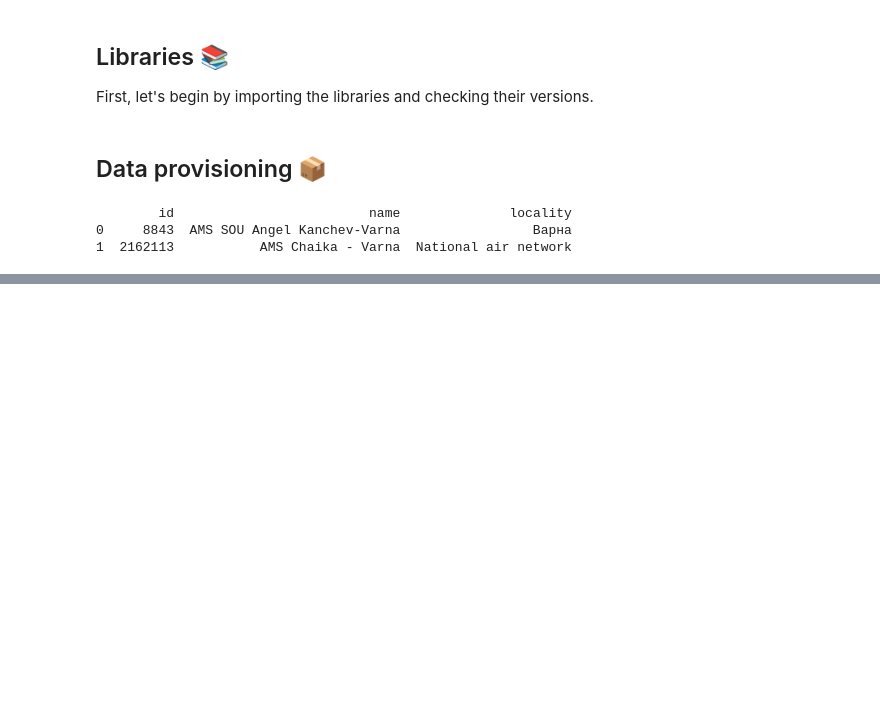
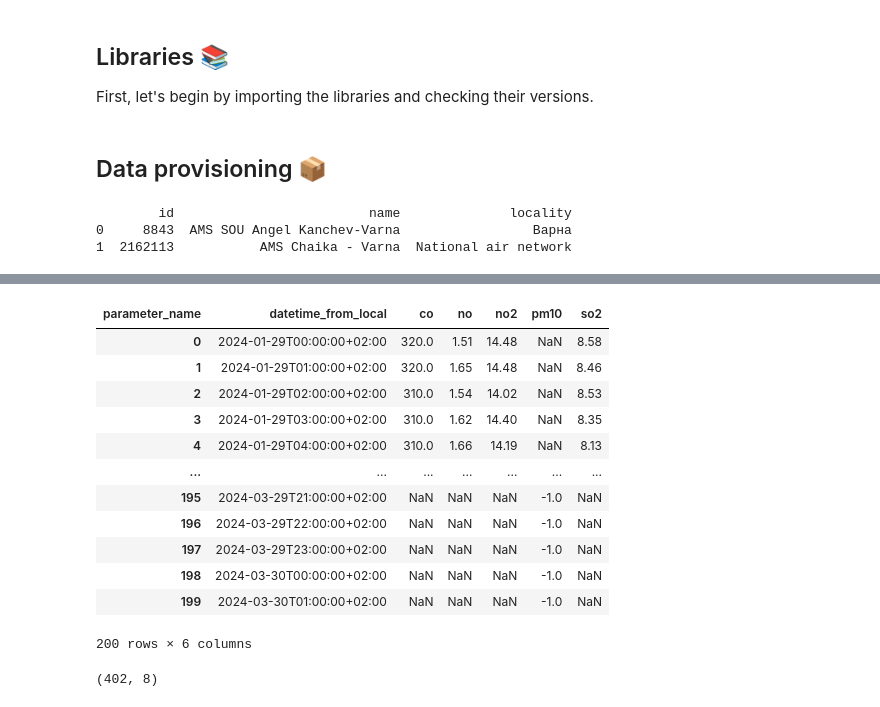
Before and after one commit to ivetkalchev/VarnaAir, a Jupyter notebook: varnaair.ipynb, the cells around one changed output, grey strips where cells are left out. Saved outputs shown, nothing was run; the diff lists cells and outputs as text; code cells hidden in the pictures; blank space fills up the shorter version.

```diff
--- a/varnaair.ipynb
+++ b/varnaair.ipynb
@@ -117,0 +217,22 @@ combined_df
+# %%
+pivot_df2 = combined_df2.pivot_table(
+    index='datetime_from_local',
+    columns='parameter_name',
+    values='value'
+).reset_index()
+
+pivot_df2
+# %% [output]
+| parameter_name | datetime_from_local | co | no | no2 | pm10 | so2 |
+| 0 | 2024-01-29T00:00:00+02:00 | 320.0 | 1.51 | 14.48 | NaN | 8.58 |
+| 1 | 2024-01-29T01:00:00+02:00 | 320.0 | 1.65 | 14.48 | NaN | 8.46 |
+| 2 | 2024-01-29T02:00:00+02:00 | 310.0 | 1.54 | 14.02 | NaN | 8.53 |
+| 3 | 2024-01-29T03:00:00+02:00 | 310.0 | 1.62 | 14.40 | NaN | 8.35 |
+| 4 | 2024-01-29T04:00:00+02:00 | 310.0 | 1.66 | 14.19 | NaN | 8.13 |
+| ... | ... | ... | ... | ... | ... | ... |
+| 195 | 2024-03-29T21:00:00+02:00 | NaN | NaN | NaN | -1.0 | NaN |
+| 196 | 2024-03-29T22:00:00+02:00 | NaN | NaN | NaN | -1.0 | NaN |
+| 197 | 2024-03-29T23:00:00+02:00 | NaN | NaN | NaN | -1.0 | NaN |
+| 198 | 2024-03-30T00:00:00+02:00 | NaN | NaN | NaN | -1.0 | NaN |
+| 199 | 2024-03-30T01:00:00+02:00 | NaN | NaN | NaN | -1.0 | NaN |
+200 rows × 6 columns
@@ -117,0 +241,4 @@ combined_df
+# %%
+combined_df.shape
+# %% [output]
+(402, 8)
```
Also changed, not shown: parts of 8 cells of this notebook.
